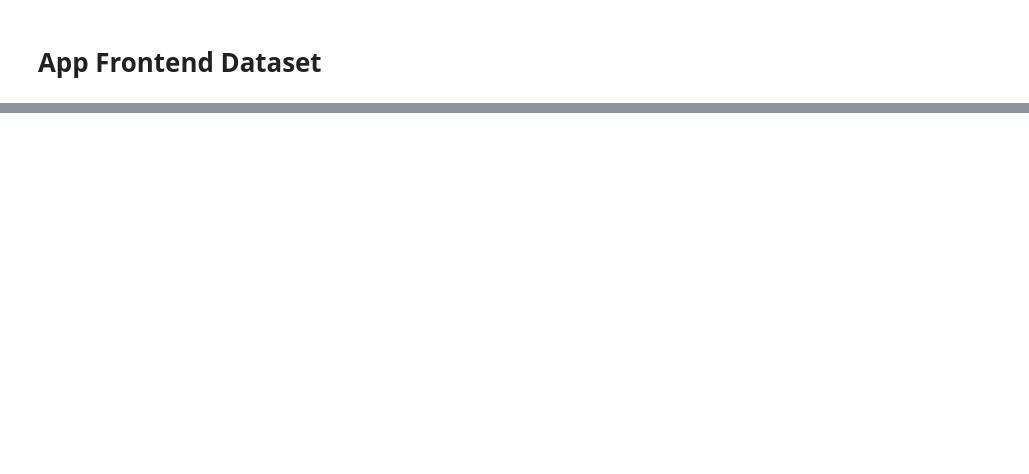
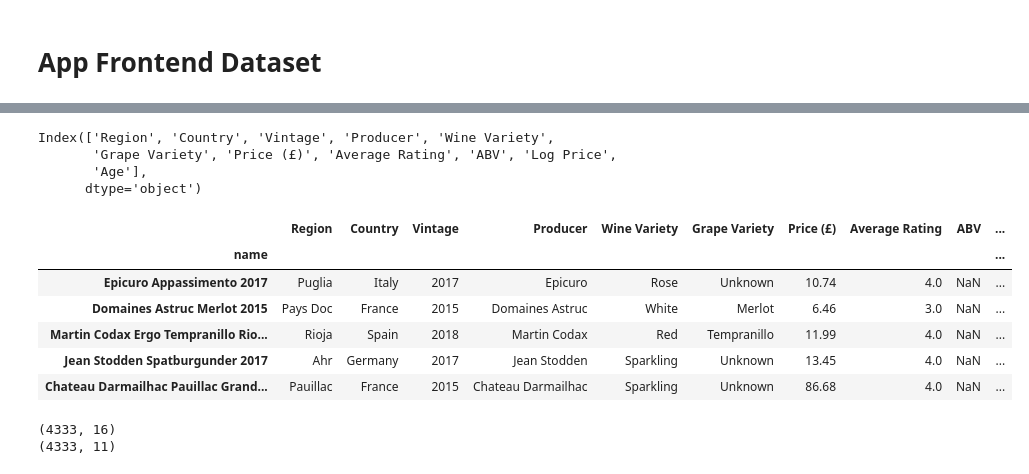
Before and after one commit to acdaniel864/capstone, a Jupyter notebook: code/05_model_validation.ipynb, the cells around one changed output, grey strips where cells are left out. Drawn from its saved outputs; the diff is of its cells as text; code cells hidden in the pictures; blank space fills up the shorter version.

```diff
--- a/code/05_model_validation.ipynb
+++ b/code/05_model_validation.ipynb
@@ -83,11 +96,40 @@ compare_frontend
+# %%
+app_frontend = pd.read_csv('../data/validation_frontend.csv', index_col=0)
 # %%
-# app_frontend = pd.read_csv('../data/validation_frontend.csv', index_col=0)
-# def to_normal_case(column_name):
-#     return ' '.join(word.capitalize() for word in column_name.split('_'))
-# app_frontend.columns = [to_normal_case(column) for column in app_frontend.columns]
-# app_frontend.rename(columns = {'Abv': 'ABV', 'Rating': 'Average Rating', 'Price' : 'Price (£)'}, inplace=True)
-# app_frontend.drop(columns = ['Reviewed By', 'From Vivino', 'Rating Qty'], inplace=True)
-# app_frontend['Wine Variety'] = app_frontend['Wine Variety'].apply(to_normal_case)
-# app_frontend['Average Rating'] = app_frontend['Average Rating'].apply(lambda x: round(float(x),2))
-# app_frontend.head()
+def to_normal_case(column_name):
+    return ' '.join(word.capitalize() for word in column_name.split('_'))
+app_frontend.columns = [to_normal_case(column) for column in app_frontend.columns]
+app_frontend.rename(columns = {'Abv': 'ABV', 'Rating': 'Average Rating', 'Price' : 'Price (£)'}, inplace=True)
+# %%
+app_frontend.drop(columns = ['Reviewed By', 'From Vivino', 'Rating Qty', 'Log Rating Qty'], inplace=True)
+# %%
+# Reordering the last two columns
+cols = app_frontend.columns.tolist()  # Get the list of all columns
+cols[-2], cols[-1] = cols[-1], cols[-2]  # Swap the last two column names
+app_frontend = app_frontend[cols]
+# %%
+print(app_frontend.columns)
+# %% [output]
+Index(['Region', 'Country', 'Vintage', 'Producer', 'Wine Variety',
+       'Grape Variety', 'Price (£)', 'Average Rating', 'ABV', 'Log Price',
+       'Age'],
+      dtype='object')
+# %%
+app_frontend['Wine Variety'] = app_frontend['Wine Variety'].apply(to_normal_case)
+app_frontend['Average Rating'] = app_frontend['Average Rating'].apply(lambda x: round(float(x),2))
+app_frontend.head()
+# %% [output]
+|  | Region | Country | Vintage | Producer | Wine Variety | Grape Variety | Price (£) | Average Rating | ABV | ... |
+| name |  |  |  |  |  |  |  |  |  | ... |
+| Epicuro Appassimento 2017 | Puglia | Italy | 2017 | Epicuro | Rose | Unknown | 10.74 | 4.0 | NaN | ... |
+| Domaines Astruc Merlot 2015 | Pays Doc | France | 2015 | Domaines Astruc | White | Merlot | 6.46 | 3.0 | NaN | ... |
+| Martin Codax Ergo Tempranillo Rio... | Rioja | Spain | 2018 | Martin Codax | Red | Tempranillo | 11.99 | 4.0 | NaN | ... |
+| Jean Stodden Spatburgunder 2017 | Ahr | Germany | 2017 | Jean Stodden | Sparkling | Unknown | 13.45 | 4.0 | NaN | ... |
+| Chateau Darmailhac Pauillac Grand... | Pauillac | France | 2015 | Chateau Darmailhac | Sparkling | Unknown | 86.68 | 4.0 | NaN | ... |
+# %%
+print(validation_df.shape)
+print(app_frontend.shape)
+# %% [output]
+(4333, 16)
+(4333, 11)
 # %%
```
Also changed, not shown: parts of 11 cells of this notebook, 8 other files.
